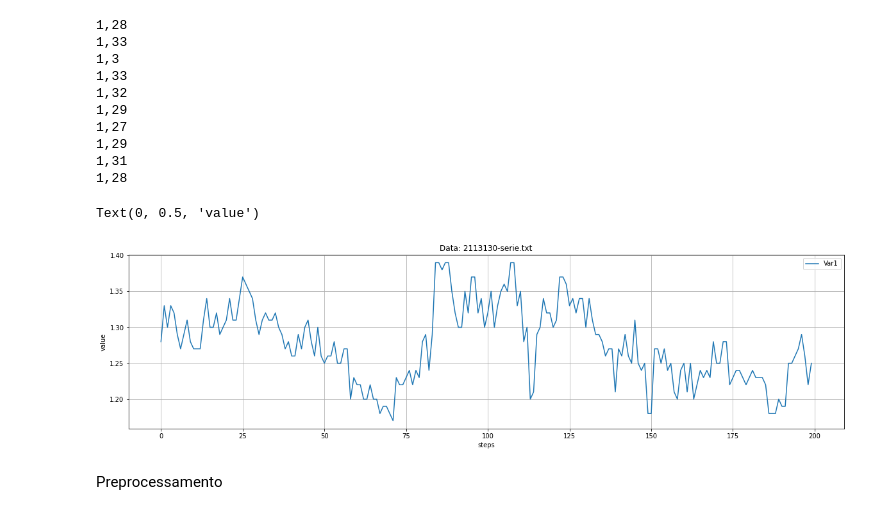
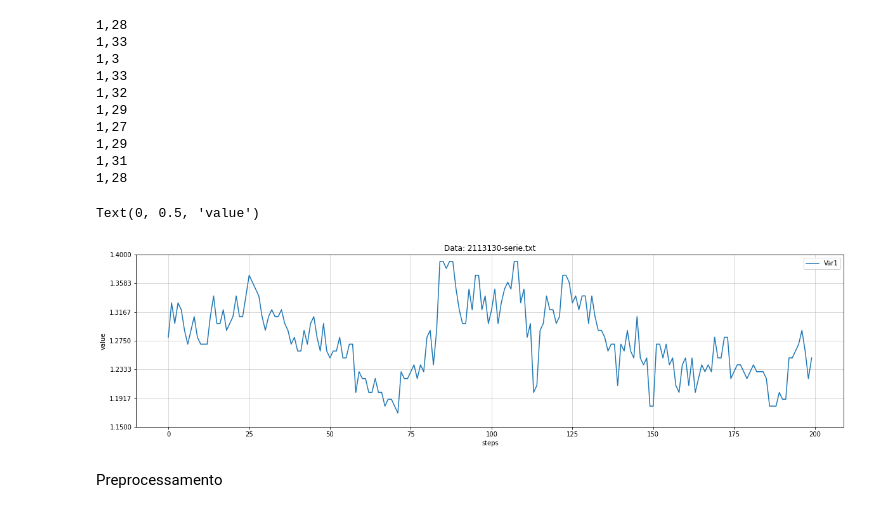
Before and after one commit to fecmarinho/logica-fuzzy, a Jupyter notebook: Trabalho1_Logica_Fuzzy.ipynb, the cells around one changed output. Saved outputs shown, nothing was run; the diff lists cells and outputs as text; code cells hidden in the pictures.

```diff
--- a/Trabalho1_Logica_Fuzzy.ipynb
+++ b/Trabalho1_Logica_Fuzzy.ipynb
@@ -57,17 +57,21 @@ from sklearn.model_selection import train_test_split
 1,28
 # %%
 file_path='2113130-serie.txt'
+major_ticks_top=np.linspace(1.15,1.4,7)
 data = read_dataset(file_path)
+
 plt.figure(figsize=(20,5))
 plt.title('Data: {}'.format(file_path))
 plt.plot(data)
-plt.grid()
+plt.ylim(1.15,1.4)
+plt.yticks(major_ticks_top)
+plt.grid(which="major",alpha=0.6)
 plt.legend(['Var1','Var2','Var3'])
 plt.xlabel('steps')
 plt.ylabel('value')
 # %% [output]
 Text(0, 0.5, 'value')
-[figure, old version]
+[figure, new version]
 # %% [markdown]
 Preprocessamento
 # %%
```
